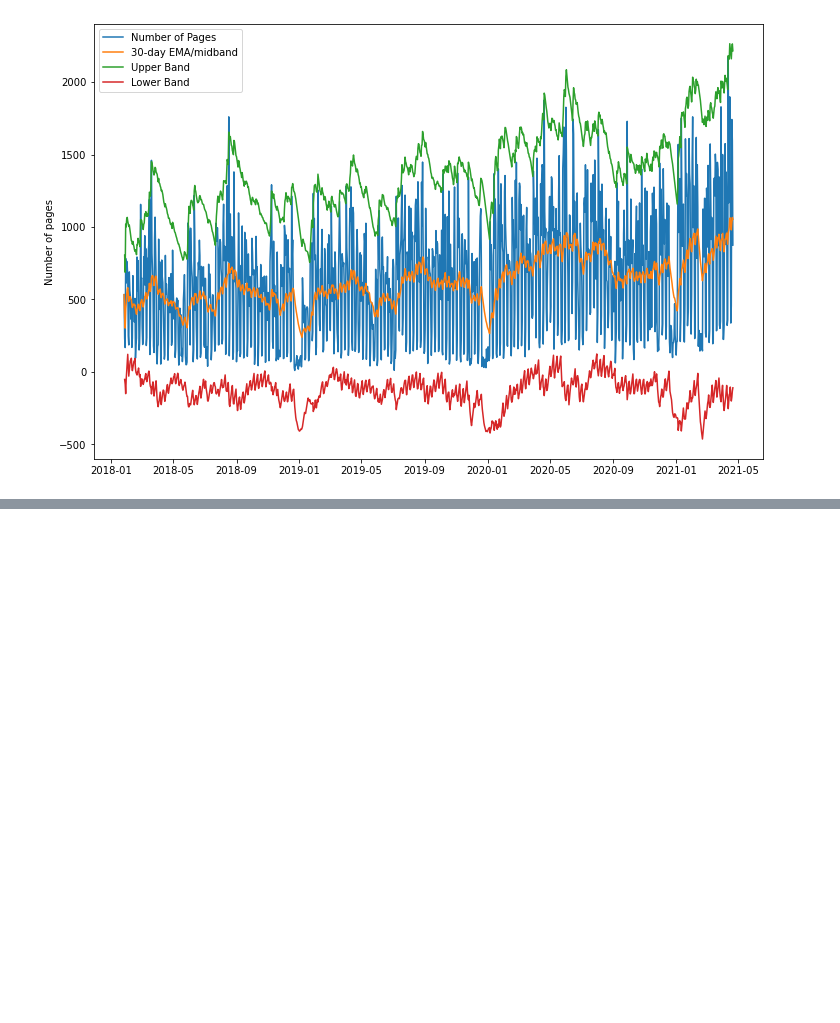
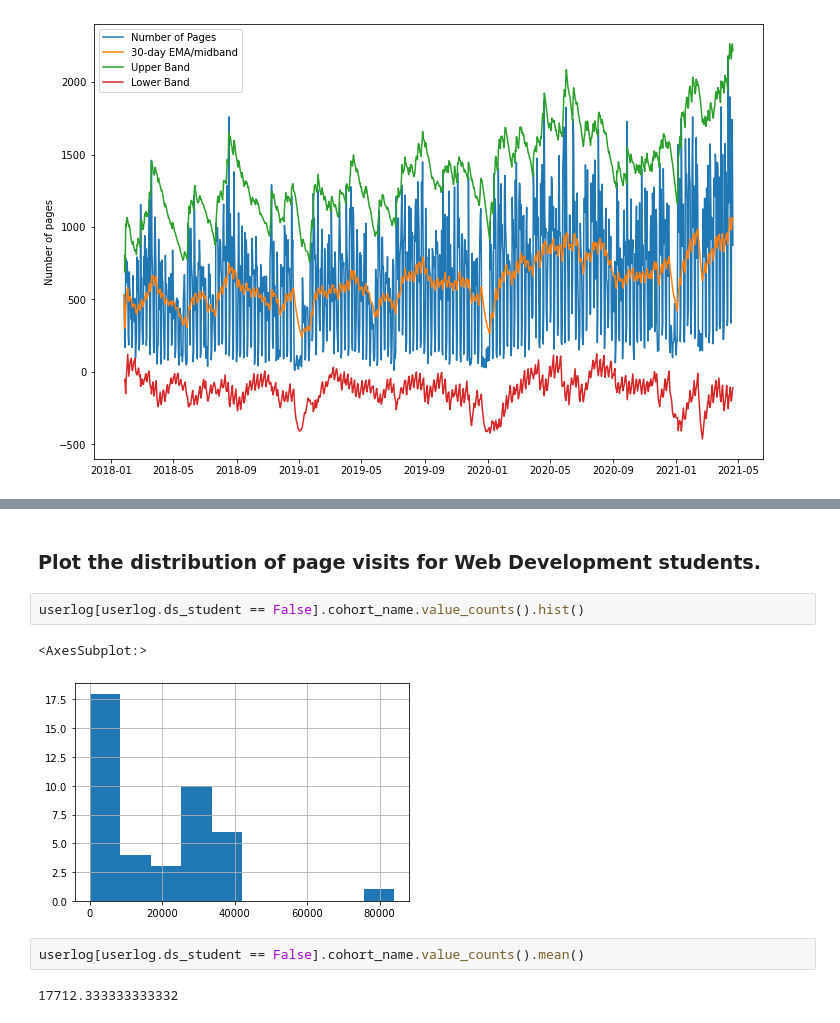
Before and after one commit to AnomalySweeper/user-log-anomaly-detection, a Jupyter notebook: bts-student-log-project-workflow.ipynb, the cells around one changed output, grey strips where cells are left out. Drawn from its saved outputs; the diff is of its cells as text; blank space fills up the shorter version.

```diff
--- a/bts-student-log-project-workflow.ipynb
+++ b/bts-student-log-project-workflow.ipynb
@@ -408,0 +498,11 @@ plt.show()
+# %% [markdown]
+### Plot the distribution of page visits for Web Development students.
+# %%
+userlog[userlog.ds_student == False].cohort_name.value_counts().hist()
+# %% [output]
+<AxesSubplot:>
+[figure, added]
+# %%
+userlog[userlog.ds_student == False].cohort_name.value_counts().mean()
+# %% [output]
+17712.333333333332
```
Also changed, not shown: parts of 11 cells of this notebook.
